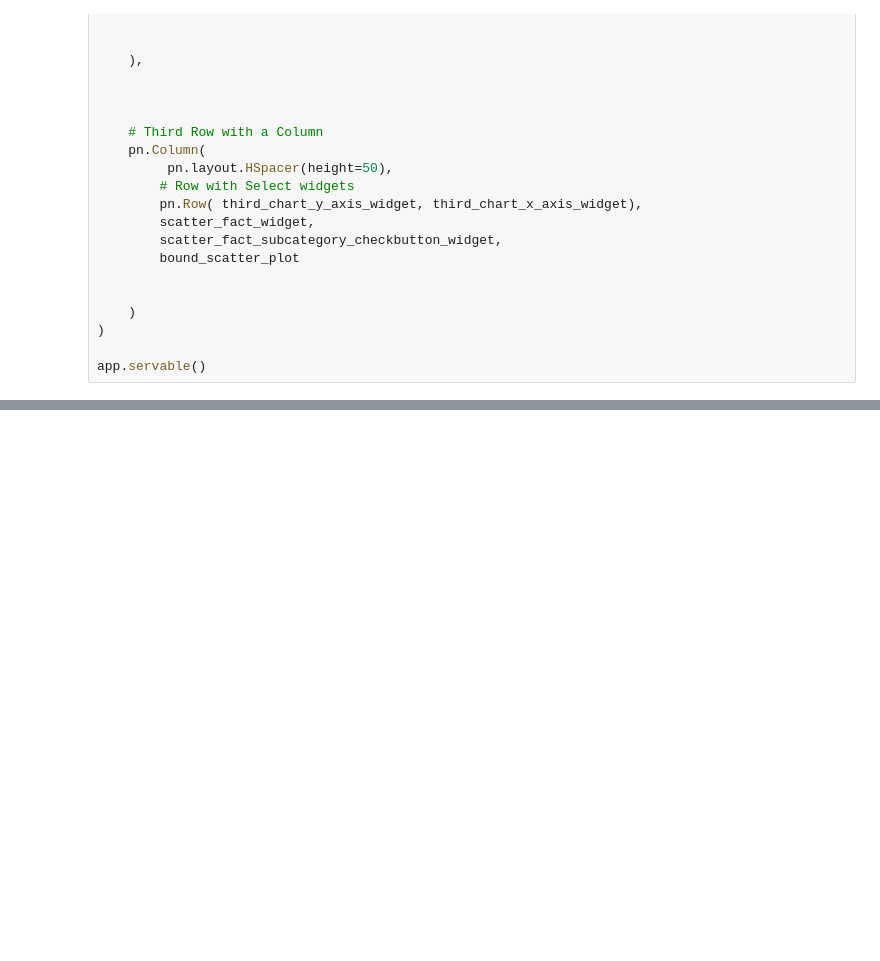
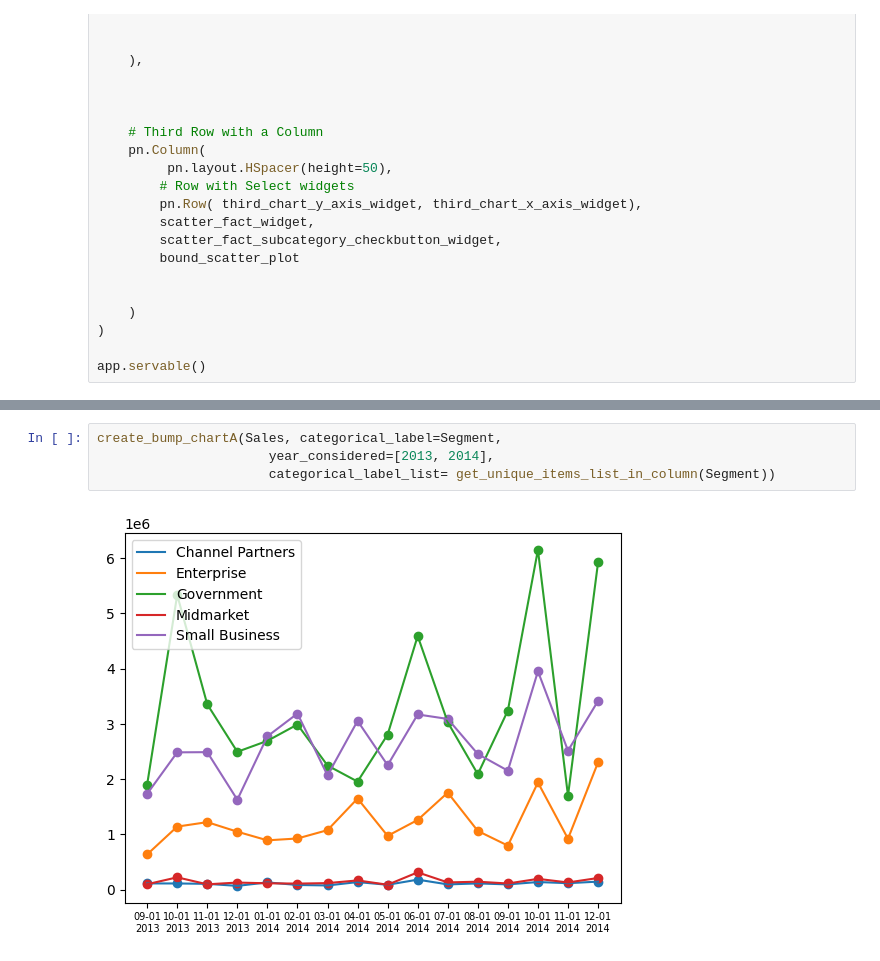
Before and after one commit to femstac/kaggle_Company_Financials, a Jupyter notebook: Financials Interactive Panels.ipynb, the cells around one changed output, grey strips where cells are left out. Cells and saved outputs as stored; diff of their text form; blank space fills up the shorter version.

```diff
--- a/Financials Interactive Panels.ipynb
+++ b/Financials Interactive Panels.ipynb
@@ -616,0 +692,6 @@ plt.show()
+# %%
+create_bump_chartA(Sales, categorical_label=Segment,
+                      year_considered=[2013, 2014],
+                      categorical_label_list= get_unique_items_list_in_column(Segment))
+# %% [output]
+[figure, added]
```
Also changed, not shown: parts of 5 cells of this notebook, 2 other files.
